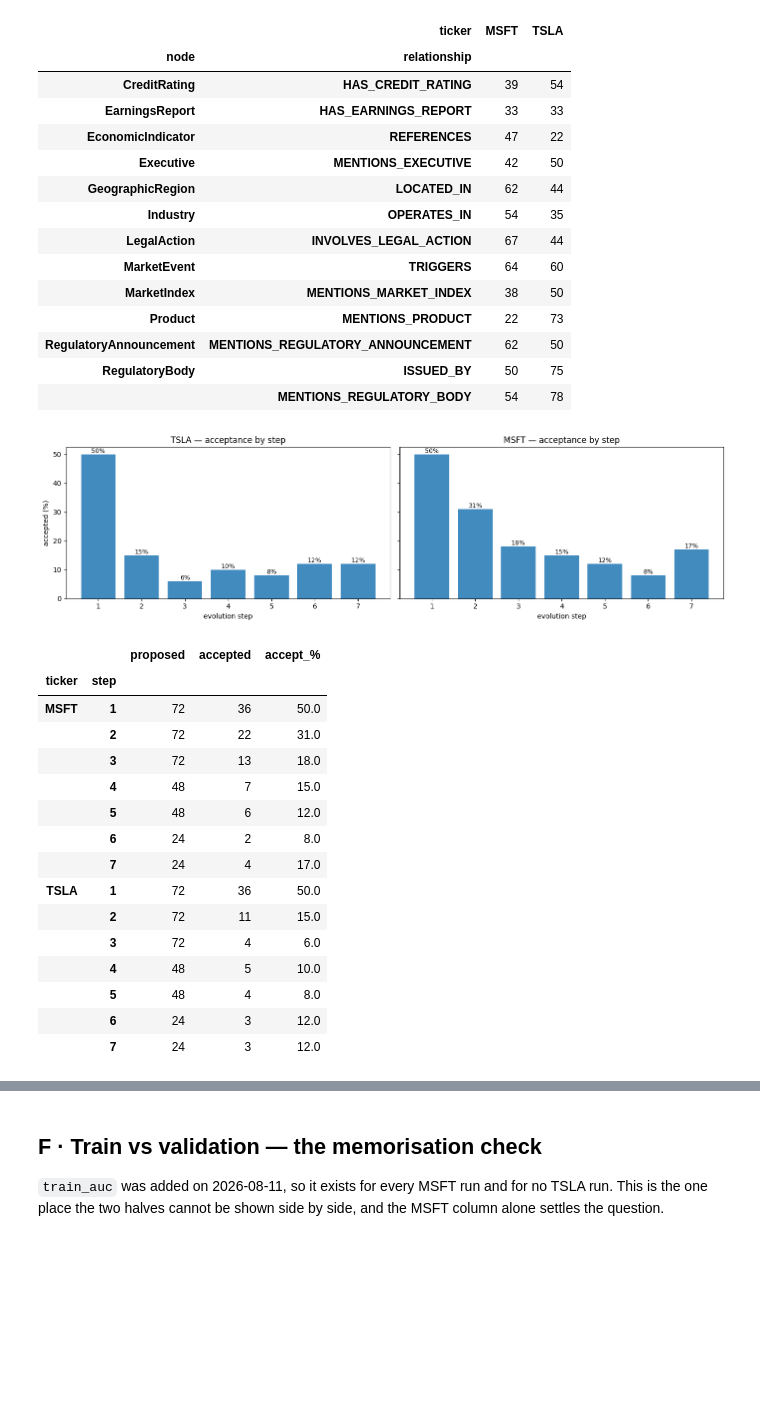
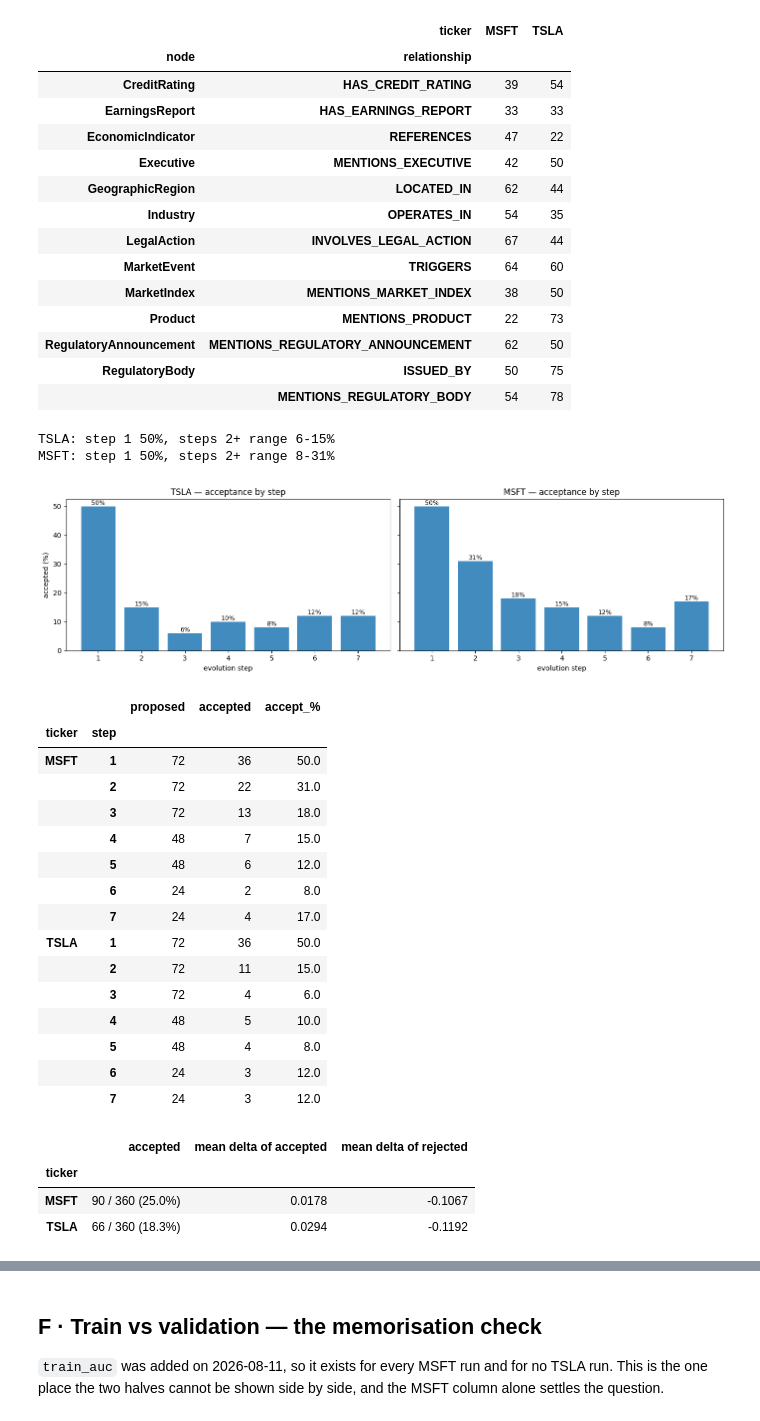
Before and after one commit to jjfrackowiak/finance-kg-builder, a Jupyter notebook: analysis/tsla_msft36_2026-08-14/report.ipynb, the cells around one changed output, grey strips where cells are left out. Saved outputs shown, nothing was run; the diff lists cells and outputs as text; code cells hidden in the pictures; blank space fills up the shorter version.

```diff
--- a/analysis/tsla_msft36_2026-08-14/report.ipynb
+++ b/analysis/tsla_msft36_2026-08-14/report.ipynb
@@ -564,6 +733,10 @@ acc = adds.groupby(["ticker", "step"]).agg(
     accepted=("status", lambda s: (s == "accepted").sum()),
 )
 acc["accept_%"] = (100 * acc.accepted / acc.proposed).round(0)
+for t in TICKERS:
+    a = acc.loc[t]
+    print(f"{t}: step 1 {a.loc[1,'accept_%']:.0f}%, steps 2+ range "
+          f"{a.loc[2:,'accept_%'].min():.0f}-{a.loc[2:,'accept_%'].max():.0f}%")
 
 fig, axes = plt.subplots(1, 2, figsize=(14, 4), sharey=True)
 for ax, t in zip(axes, TICKERS):
@@ -576,6 +749,8 @@ axes[0].set_ylabel("accepted (%)")
 plt.tight_layout(); plt.show()
 acc
 # %% [output]
+TSLA: step 1 50%, steps 2+ range 6-15%
+MSFT: step 1 50%, steps 2+ range 8-31%
 [figure]
 |  |  | proposed | accepted | accept_% |
 | ticker | step |  |  |  |
@@ -593,3 +768,17 @@ acc
 |  | 5 | 48 | 4 | 8.0 |
 |  | 6 | 24 | 3 | 12.0 |
 |  | 7 | 24 | 3 | 12.0 |
+# %%
+# Gate selectivity: does the gate accept the additions that actually scored better?
+gate = adds.dropna(subset=["delta_auc"]).assign(acc=lambda d: d.status == "accepted")
+sel = gate.groupby("ticker").apply(lambda g: pd.Series({
+    "accepted": f"{int(g.acc.sum())} / {len(g)} ({100*g.acc.mean():.1f}%)",
+    "mean delta of accepted": round(g[g.acc].delta_auc.mean(), 4),
+    "mean delta of rejected": round(g[~g.acc].delta_auc.mean(), 4),
+}), include_groups=False)
+sel
+# %% [output]
+|  | accepted | mean delta of accepted | mean delta of rejected |
+| ticker |  |  |  |
+| MSFT | 90 / 360 (25.0%) | 0.0178 | -0.1067 |
+| TSLA | 66 / 360 (18.3%) | 0.0294 | -0.1192 |
```
Also changed, not shown: parts of 16 cells of this notebook, 4 other files.
